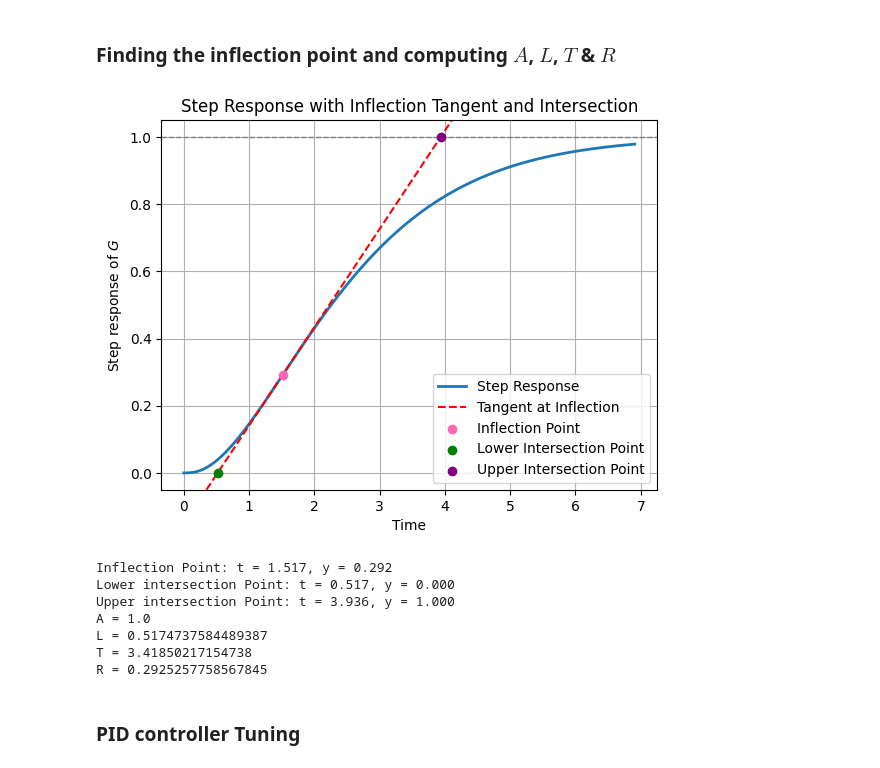
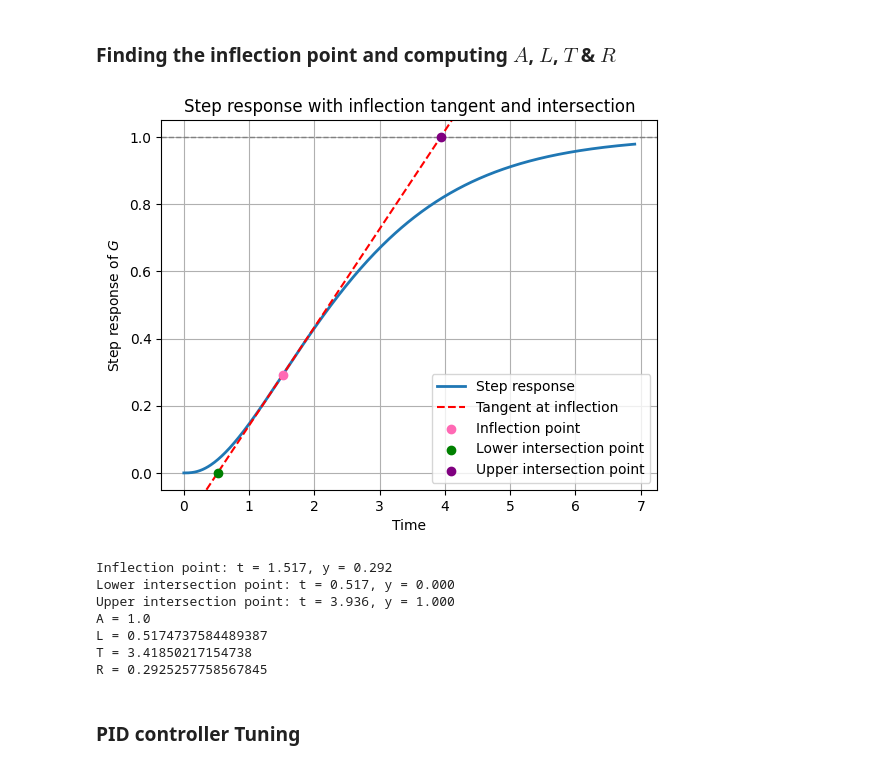
Before and after one commit to DavesUnderscoreTreehouse/ELE2038_H4, a Jupyter notebook: ELE2038_H4.ipynb, the cells around one changed output. Cells and saved outputs as stored; diff of their text form; code cells hidden in the pictures.

```diff
--- a/ELE2038_H4.ipynb
+++ b/ELE2038_H4.ipynb
@@ -48,46 +48,46 @@ def intersection_func(m1, b1, m2, b2):
     y = m1 * x + b1
     return (x, y)
 
 # Find intersection points
 (l_t_intersect, l_y_intersect) = intersection_func(slope_inflection, c_inflection, 0, 0)
 (u_t_intersect, u_y_intersect) = intersection_func(slope_inflection, c_inflection, 0, 1)
 
 # Compute A, L, t & R
 a = u_y_intersect - l_y_intersect
 l = l_t_intersect
 t = u_t_intersect - l_t_intersect
 r = a / t
 
 ### Outputs ###
 # Plot step response
-plt.plot(stepRes.time, stepRes.outputs, label='Step Response', linewidth=2)
-plt.axline((float(t_inflection[0]), float(y_inflection[0])), slope=float(slope_inflection[0]), color='red', linestyle='--', label='Tangent at Inflection')
-plt.scatter(t_inflection, y_inflection, color='hotpink', label='Inflection Point', zorder=3)
-plt.scatter(l_t_intersect, l_y_intersect, color='green', label='Lower Intersection Point', zorder=3)
-plt.scatter(u_t_intersect, u_y_intersect, color='purple', label='Upper Intersection Point', zorder=3)
+plt.plot(stepRes.time, stepRes.outputs, label='Step response', linewidth=2)
+plt.axline((float(t_inflection[0]), float(y_inflection[0])), slope=float(slope_inflection[0]), color='red', linestyle='--', label='Tangent at inflection')
+plt.scatter(t_inflection, y_inflection, color='hotpink', label='Inflection point', zorder=3)
+plt.scatter(l_t_intersect, l_y_intersect, color='green', label='Lower intersection point', zorder=3)
+plt.scatter(u_t_intersect, u_y_intersect, color='purple', label='Upper intersection point', zorder=3)
 
 # Labels and legend
 plt.xlabel('Time')
 plt.ylabel('Step response of $G$')
-plt.title('Step Response with Inflection Tangent and Intersection')
+plt.title('Step response with inflection tangent and intersection')
 plt.axhline(1, color='gray', linestyle='--', linewidth=1)  # Steady-state value
 plt.legend()
 plt.grid()
 plt.show()
 
 # Print results
-print(f'Inflection Point: t = {float(t_inflection[0]):.3f}, y = {float(y_inflection[0]):.3f}')
-print(f'Lower intersection Point: t = {float(l_t_intersect[0]):.3f}, y = {float(l_y_intersect[0]):.3f}')
-print(f'Upper intersection Point: t = {float(u_t_intersect[0]):.3f}, y = {float(u_y_intersect[0]):.3f}')
+print(f'Inflection point: t = {float(t_inflection[0]):.3f}, y = {float(y_inflection[0]):.3f}')
+print(f'Lower intersection point: t = {float(l_t_intersect[0]):.3f}, y = {float(l_y_intersect[0]):.3f}')
+print(f'Upper intersection point: t = {float(u_t_intersect[0]):.3f}, y = {float(u_y_intersect[0]):.3f}')
 print(f'A = {float(a[0])}')
 print(f'L = {float(l[0])}')
 print(f'T = {float(t[0])}')
 print(f'R = {float(r[0])}')
 # %% [output]
-[figure, old version]
+[figure, new version]
-Inflection Point: t = 1.517, y = 0.292
-Lower intersection Point: t = 0.517, y = 0.000
-Upper intersection Point: t = 3.936, y = 1.000
+Inflection point: t = 1.517, y = 0.292
+Lower intersection point: t = 0.517, y = 0.000
+Upper intersection point: t = 3.936, y = 1.000
 A = 1.0
 L = 0.5174737584489387
 T = 3.41850217154738
```
Also changed, not shown: parts of 4 cells of this notebook, 10 other files.
